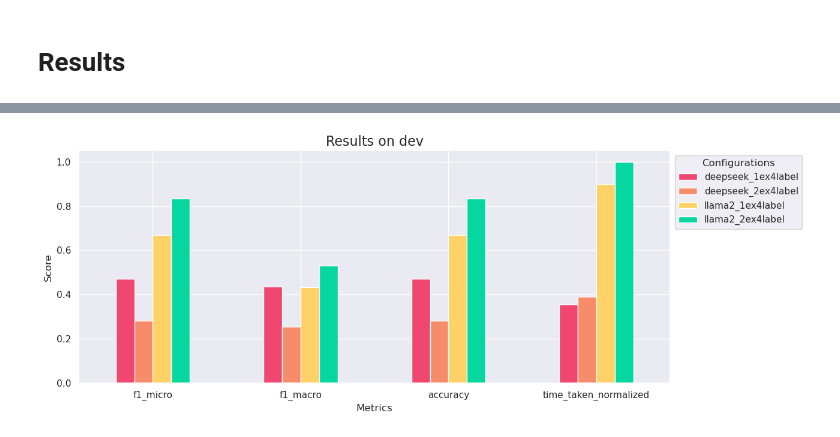
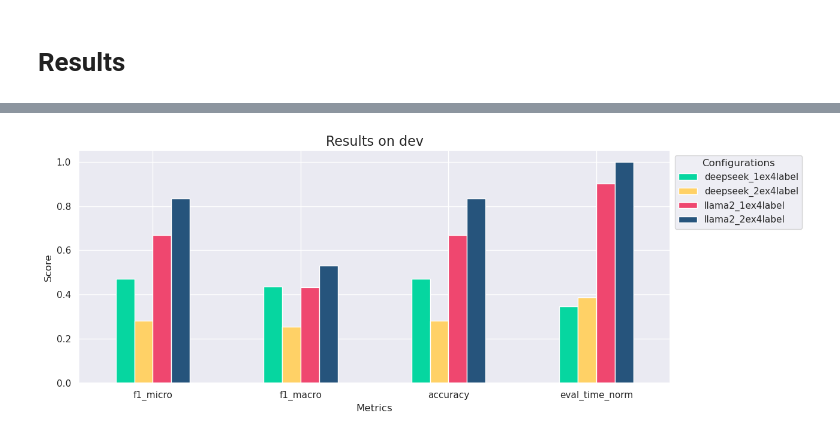
Before and after one commit to AlessandroGhiotto/thesis-nlp, a Jupyter notebook: src/agnews/fewshotCasualLM_agnews.ipynb, the cells around one changed output, grey strips where cells are left out. Saved outputs shown, nothing was run; the diff lists cells and outputs as text; code cells hidden in the pictures.

```diff
--- a/src/agnews/fewshotCasualLM_agnews.ipynb
+++ b/src/agnews/fewshotCasualLM_agnews.ipynb
@@ -124,7 +124,7 @@ config = {
     "model": model,
     "tokenizer": tokenizer,
     "output_file": os.path.join(FOLDER_DIR, name),
-    "log_file": LOG_DIR,
+    "log_file": LOG_FILE,
     "seed": 42,
 }
 
@@ -165,7 +165,7 @@ config = {
     "model": model,
     "tokenizer": tokenizer,
     "output_file": os.path.join(FOLDER_DIR, name),
-    "log_file": LOG_DIR,
+    "log_file": LOG_FILE,
     "seed": 42,
 }
 
@@ -213,7 +213,7 @@ config = {
     "model": model,
     "tokenizer": tokenizer,
     "output_file": os.path.join(FOLDER_DIR, name),
-    "log_file": LOG_DIR,
+    "log_file": LOG_FILE,
     "seed": 42,
 }
 
@@ -244,7 +244,7 @@ config = {
     "model": model,
     "tokenizer": tokenizer,
     "output_file": os.path.join(FOLDER_DIR, name),
-    "log_file": LOG_DIR,
+    "log_file": LOG_FILE,
     "seed": 42,
 }
 
@@ -276,20 +276,21 @@ display(df_results.round(3))
 # %%
 # df_results = pd.read_csv(os.path.join(FOLDER_DIR, "fewshotCasualLM_results_dev.csv"))
 
 plot_df = df_results.set_index('method')
 plot_df["eval_time_norm"] = plot_df["eval_time"] / max(plot_df["eval_time"])
 plot_df.drop(columns=["eval_time"], inplace=True)
-colors = ['#ef476f', '#f78c6b', '#ffd166', '#06d6a0', '#118ab2', '#073b4c', '#aaaaaa']
+# colors = ['#ef476f', '#f78c6b', '#ffd166', '#06d6a0', '#118ab2', '#073b4c', '#aaaaaa']
+colors = ['#06d6a0', '#ffd166', '#ef476f', '#26547c']
 ax = plot_df.T.plot(kind='bar', figsize=(13, 5), color=colors)
 
 plt.title('Results on dev', fontsize=16)
 plt.xlabel('Metrics')
 plt.ylabel('Score')
 plt.xticks(rotation=0)
 plt.legend(title='Configurations', bbox_to_anchor=(1, 1), loc='upper left')
 plt.grid(True)
 
 plt.tight_layout()
 plt.show()
 # %% [output]
-[figure, old version]
+[figure, new version]
```
Also changed, not shown: parts of 6 cells of this notebook, 6 other files.
